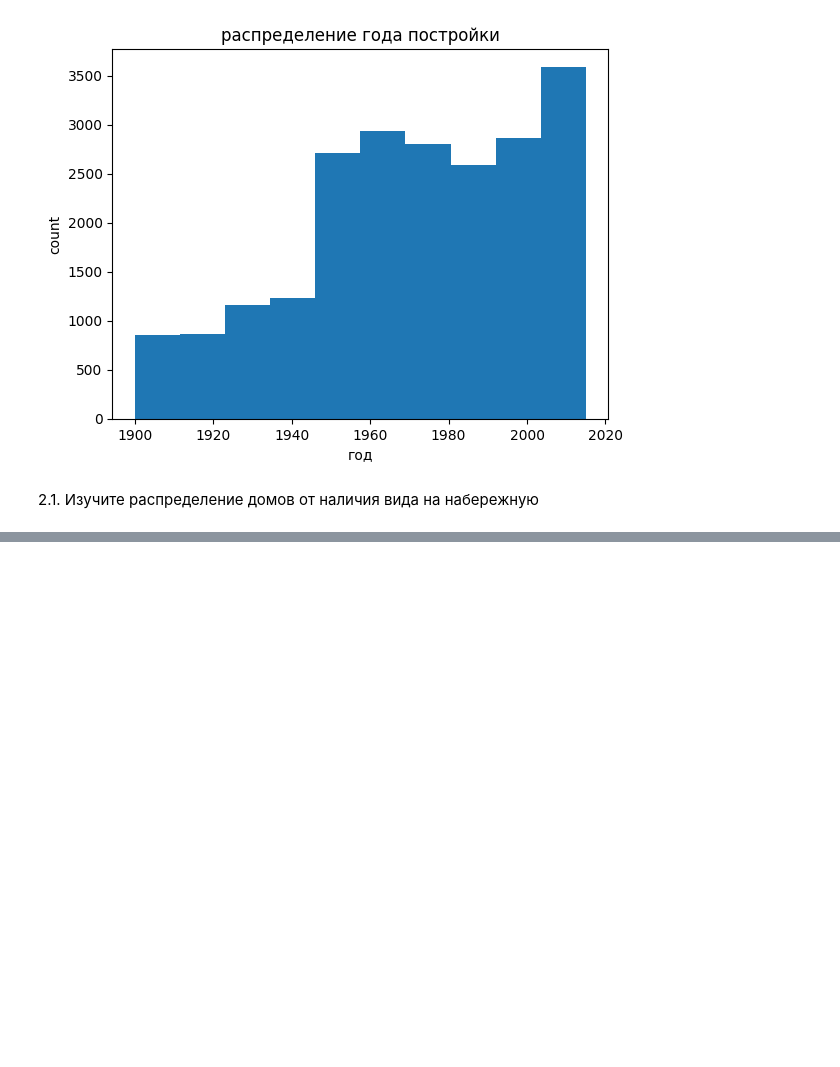
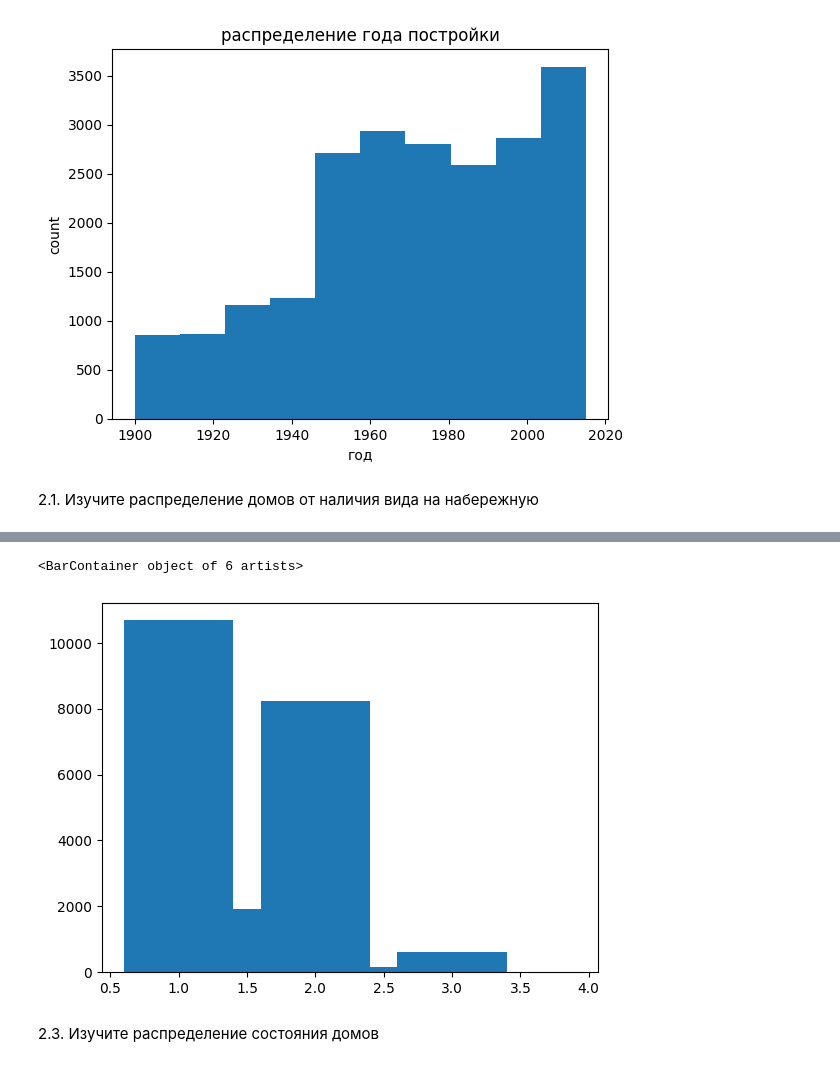
Before and after one commit to Iriska123/final_test_analitics, a Jupyter notebook: task.ipynb, the cells around one changed output, grey strips where cells are left out. Saved outputs shown, nothing was run; the diff lists cells and outputs as text; code cells hidden in the pictures; blank space fills up the shorter version.

```diff
--- a/task.ipynb
+++ b/task.ipynb
@@ -54,0 +71,3 @@ Text(0.5, 1.0, 'распределение года постройки')
+# %%
+data = df['floors'].value_counts()
+data
@@ -54,0 +83,7 @@ Text(0.5, 1.0, 'распределение года постройки')
+# %%
+plt.bar(data.index, data.values)
+# %% [output]
+<BarContainer object of 6 artists>
+[figure, added]
+# %% [markdown]
+2.3. Изучите распределение состояния домов
```
Also changed, not shown: parts of 9 cells of this notebook.
